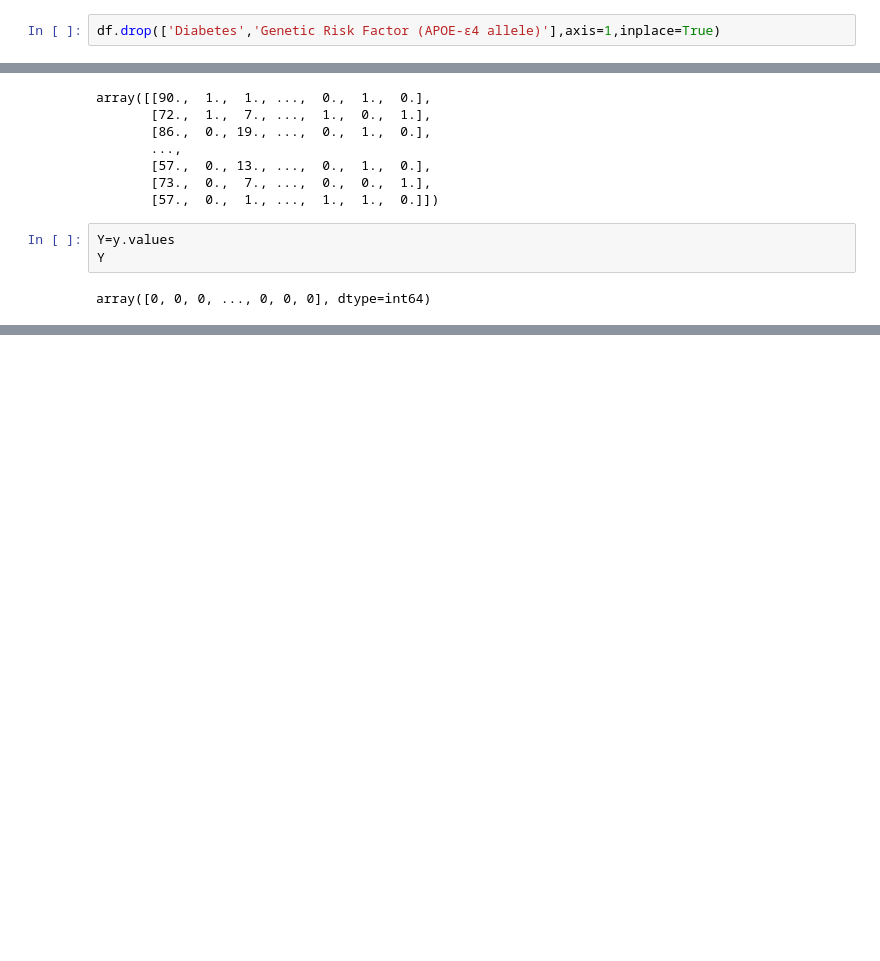
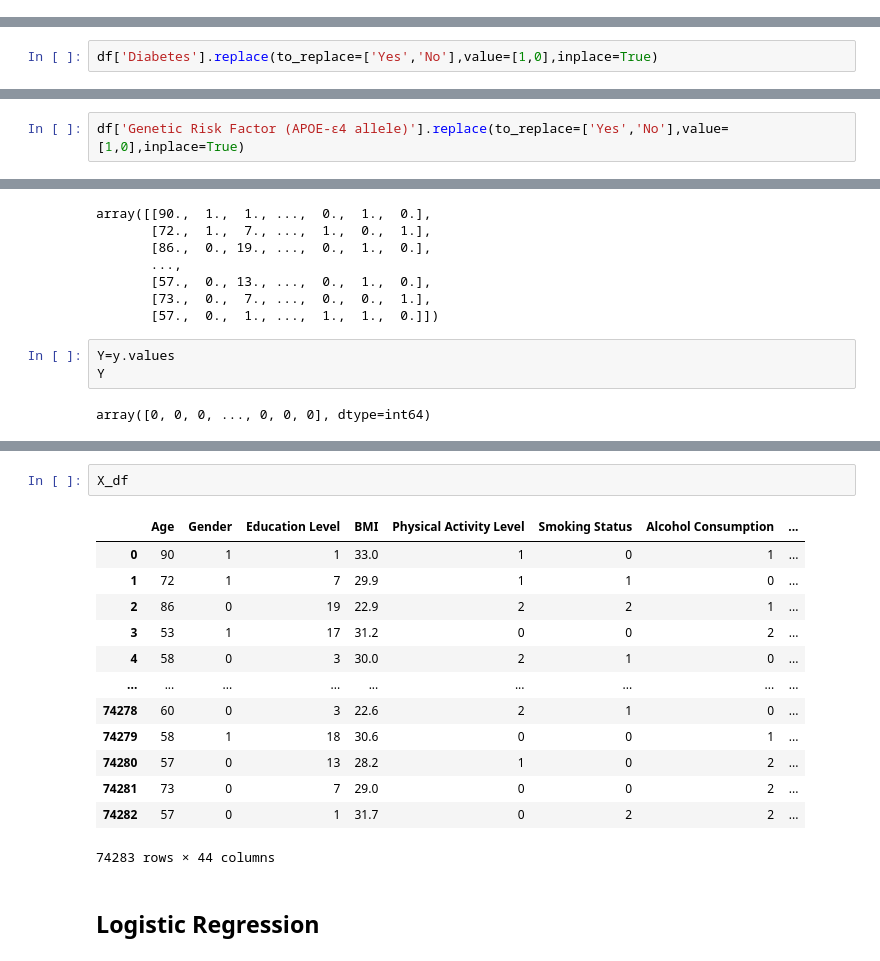
Before and after one commit to sarthak1869/Alzheimer-Diagnosis-Prediction-Using-Machine-Learning-Algorithm, a Jupyter notebook: Alzheimer_detection.ipynb, the cells around one changed output, grey strips where cells are left out. Cells and saved outputs as stored; diff of their text form; blank space fills up the shorter version.

```diff
--- a/Alzheimer_detection.ipynb
+++ b/Alzheimer_detection.ipynb
@@ -153,8 +199,6 @@ For example, when doing 'df[col].method(value, inplace=True)', try using 'df.met
 
 
   df['Alcohol Consumption'].replace(to_replace=['Regularly','Occasionally','Never'],value=[2,1,0],inplace=True)
-# %%
-df.drop(['Diabetes','Genetic Risk Factor (APOE-ε4 allele)'],axis=1,inplace=True)
 # %%
 df.columns
 # %% [output]
@@ -300,3 +337,5 @@ For example, when doing 'df[col].method(value, inplace=True)', try using 'df.met
 
 
   df['Cholesterol Level'].replace(to_replace=['Normal','High'],value=[0,1],inplace=True)
+# %%
+df['Diabetes'].replace(to_replace=['Yes','No'],value=[1,0],inplace=True)
@@ -302,0 +349,2 @@ For example, when doing 'df[col].method(value, inplace=True)', try using 'df.met
+# %%
+df['Genetic Risk Factor (APOE-ε4 allele)'].replace(to_replace=['Yes','No'],value=[1,0],inplace=True)
@@ -461,0 +537,18 @@ df
+# %%
+X_df
+# %% [output]
+|  | Age | Gender | Education Level | BMI | Physical Activity Level | Smoking Status | Alcohol Consumption | ... |
+| 0 | 90 | 1 | 1 | 33.0 | 1 | 0 | 1 | ... |
+| 1 | 72 | 1 | 7 | 29.9 | 1 | 1 | 0 | ... |
+| 2 | 86 | 0 | 19 | 22.9 | 2 | 2 | 1 | ... |
+| 3 | 53 | 1 | 17 | 31.2 | 0 | 0 | 2 | ... |
+| 4 | 58 | 0 | 3 | 30.0 | 2 | 1 | 0 | ... |
+| ... | ... | ... | ... | ... | ... | ... | ... | ... |
+| 74278 | 60 | 0 | 3 | 22.6 | 2 | 1 | 0 | ... |
+| 74279 | 58 | 1 | 18 | 30.6 | 0 | 0 | 1 | ... |
+| 74280 | 57 | 0 | 13 | 28.2 | 1 | 0 | 2 | ... |
+| 74281 | 73 | 0 | 7 | 29.0 | 0 | 0 | 2 | ... |
+| 74282 | 57 | 0 | 1 | 31.7 | 0 | 2 | 2 | ... |
+74283 rows × 44 columns
+# %% [markdown]
+## Logistic Regression
```
Also changed, not shown: parts of 24 cells of this notebook.
